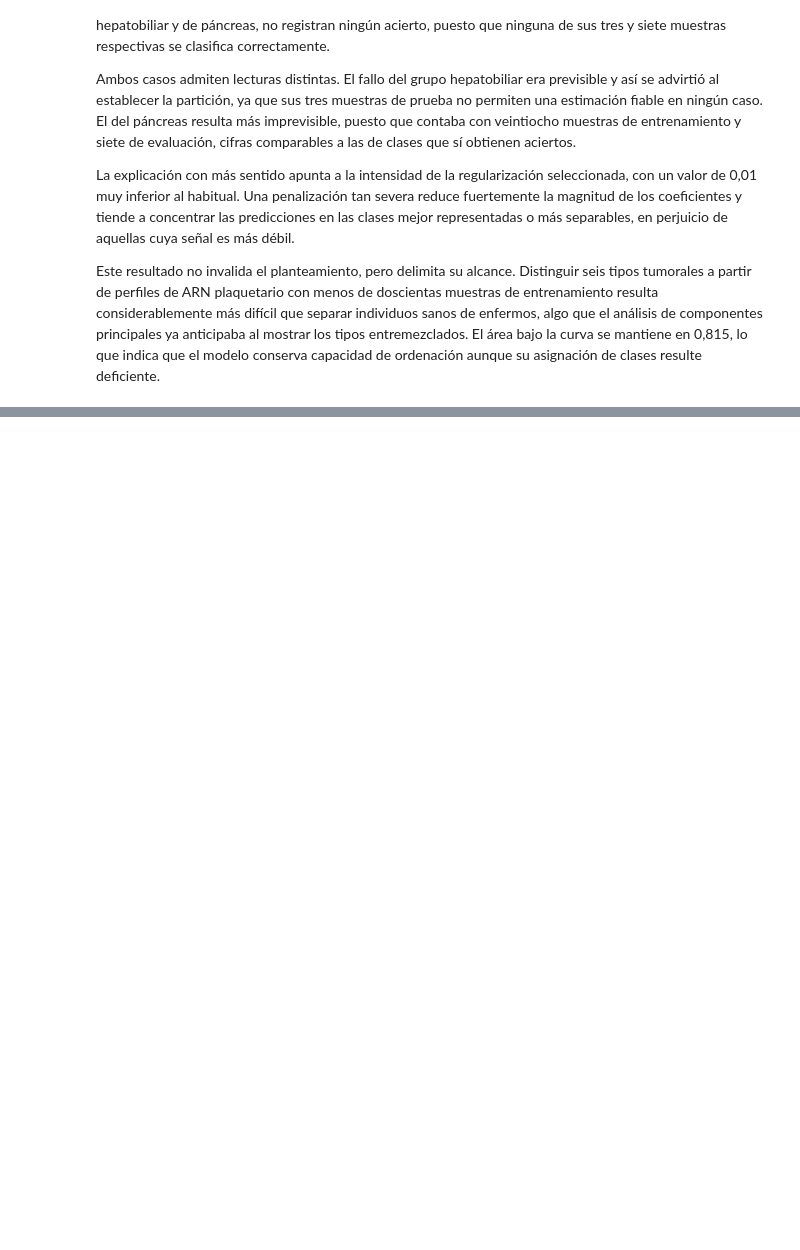
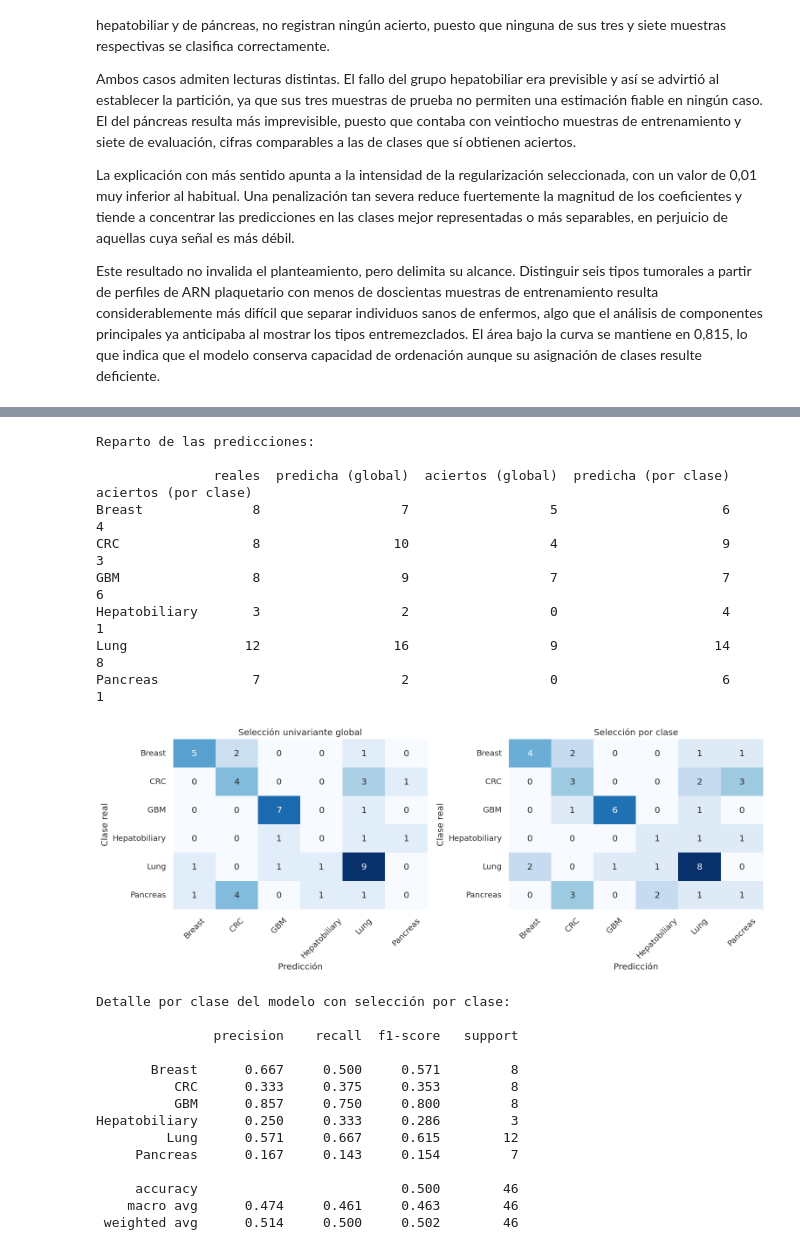
Before and after one commit to LLMariaJoseLL/tfm-biopsia-liquida-plaquetas, a Jupyter notebook: Código_del_TFM.ipynb, the cells around one changed output, grey strips where cells are left out. Cells and saved outputs as stored; diff of their text form; code cells hidden in the pictures; blank space fills up the shorter version.

```diff
--- a/Código_del_TFM.ipynb
+++ b/Código_del_TFM.ipynb
@@ -2005,0 +2561,51 @@ Este resultado no invalida el planteamiento, pero delimita su alcance. Distingui
+# %%
+matriz_pc = confusion_matrix(y_pru_multi, pred_pc, labels=orden_multi)
+
+reparto = pd.DataFrame({
+    "reales": y_pru_multi.value_counts(),
+    "predicha (global)": pd.Series(pred_multi).value_counts(),
+    "aciertos (global)": pd.Series([matriz_ori[i, i] for i in range(6)], index=orden_multi),
+    "predicha (por clase)": pd.Series(pred_pc).value_counts(),
+    "aciertos (por clase)": pd.Series([matriz_pc[i, i] for i in range(6)], index=orden_multi),
+}).reindex(orden_multi).fillna(0).astype(int)
+
+print("Reparto de las predicciones:\n")
+print(reparto.to_string())
+
+fig, ejes = plt.subplots(1, 2, figsize=(13, 5))
+for eje, (titulo, matriz) in zip(ejes, [("Selección univariante global", matriz_ori),
+                                        ("Selección por clase", matriz_pc)]):
+    sns.heatmap(matriz, annot=True, fmt="d", cmap="Blues", cbar=False,
+                xticklabels=orden_multi, yticklabels=orden_multi, ax=eje)
+    eje.set_title(titulo)
+    eje.set_xlabel("Predicción"); eje.set_ylabel("Clase real")
+    eje.tick_params(axis="x", rotation=45)
+plt.tight_layout(); plt.show()
+
+print("\nDetalle por clase del modelo con selección por clase:\n")
+print(classification_report(y_pru_multi, pred_pc, digits=3, zero_division=0))
+# %% [output]
+Reparto de las predicciones:
+
+               reales  predicha (global)  aciertos (global)  predicha (por clase)  aciertos (por clase)
+Breast              8                  7                  5                     6                     4
+CRC                 8                 10                  4                     9                     3
+GBM                 8                  9                  7                     7                     6
+Hepatobiliary       3                  2                  0                     4                     1
+Lung               12                 16                  9                    14                     8
+Pancreas            7                  2                  0                     6                     1
+[figure, added]
+Detalle por clase del modelo con selección por clase:
+
+               precision    recall  f1-score   support
+
+       Breast      0.667     0.500     0.571         8
+          CRC      0.333     0.375     0.353         8
+          GBM      0.857     0.750     0.800         8
+Hepatobiliary      0.250     0.333     0.286         3
+         Lung      0.571     0.667     0.615        12
+     Pancreas      0.167     0.143     0.154         7
+
+     accuracy                          0.500        46
+    macro avg      0.474     0.461     0.463        46
+ weighted avg      0.514     0.500     0.502        46
```
Also changed, not shown: parts of 57 cells of this notebook.
